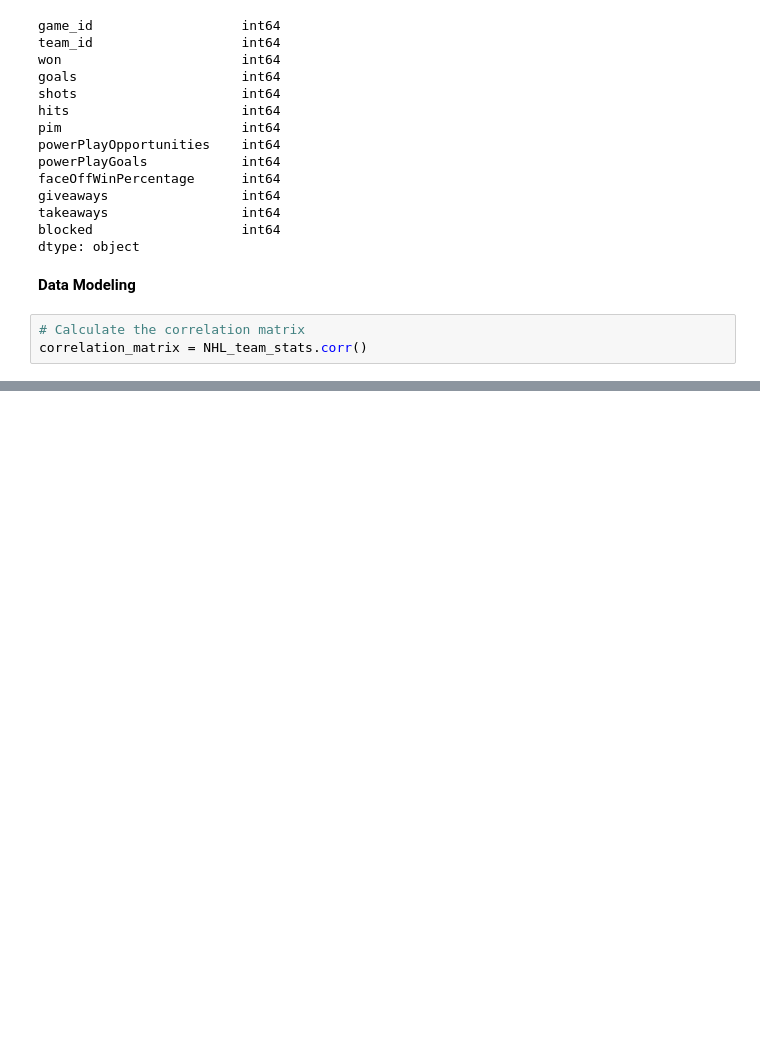
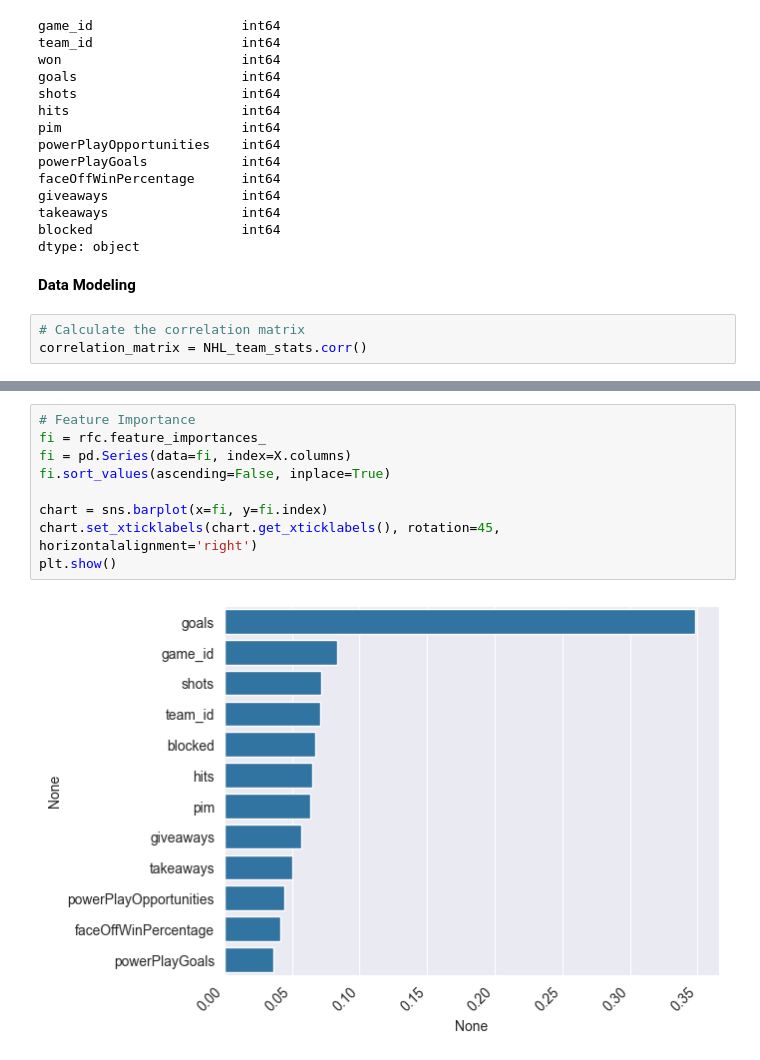
Before and after one commit to colincranwell/itcs-3162-group-8-project, a Jupyter notebook: Group8_Final.ipynb, the cells around one changed output, grey strips where cells are left out. Cells and saved outputs as stored; diff of their text form; blank space fills up the shorter version.

```diff
--- a/Group8_Final.ipynb
+++ b/Group8_Final.ipynb
@@ -260,0 +354,11 @@ plt.show()
+# %%
+# Feature Importance
+fi = rfc.feature_importances_
+fi = pd.Series(data=fi, index=X.columns)
+fi.sort_values(ascending=False, inplace=True)
+
+chart = sns.barplot(x=fi, y=fi.index)
+chart.set_xticklabels(chart.get_xticklabels(), rotation=45, horizontalalignment='right')
+plt.show()
+# %% [output]
+[figure, added]
```
Also changed, not shown: parts of 7 cells of this notebook.
